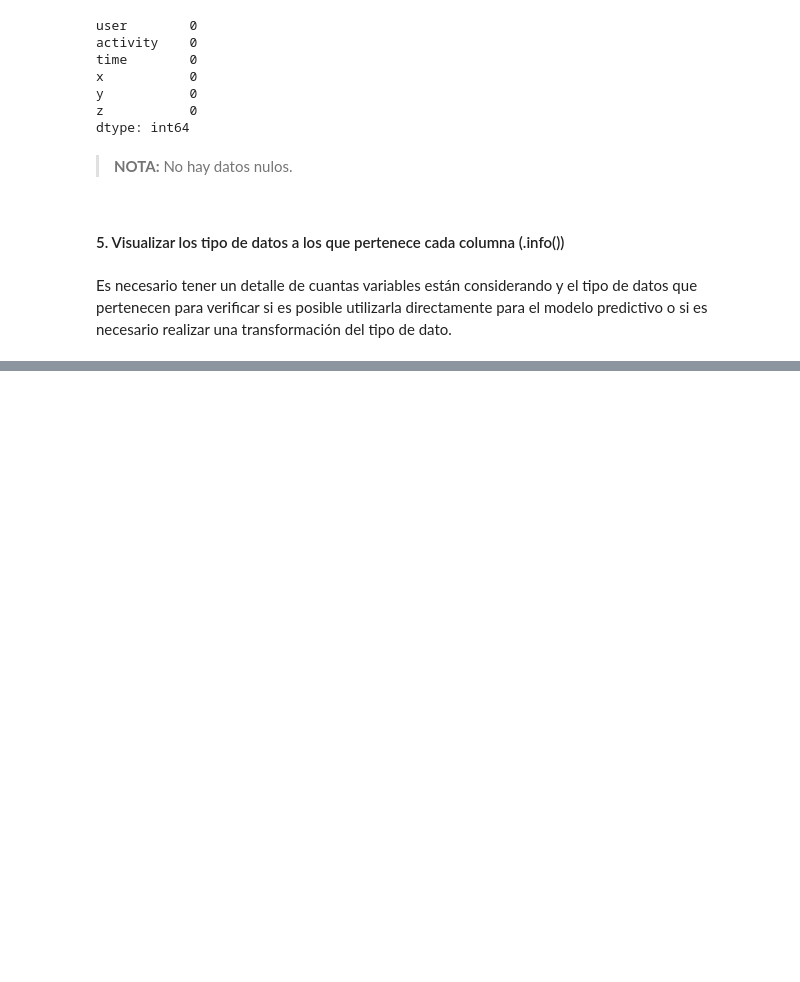
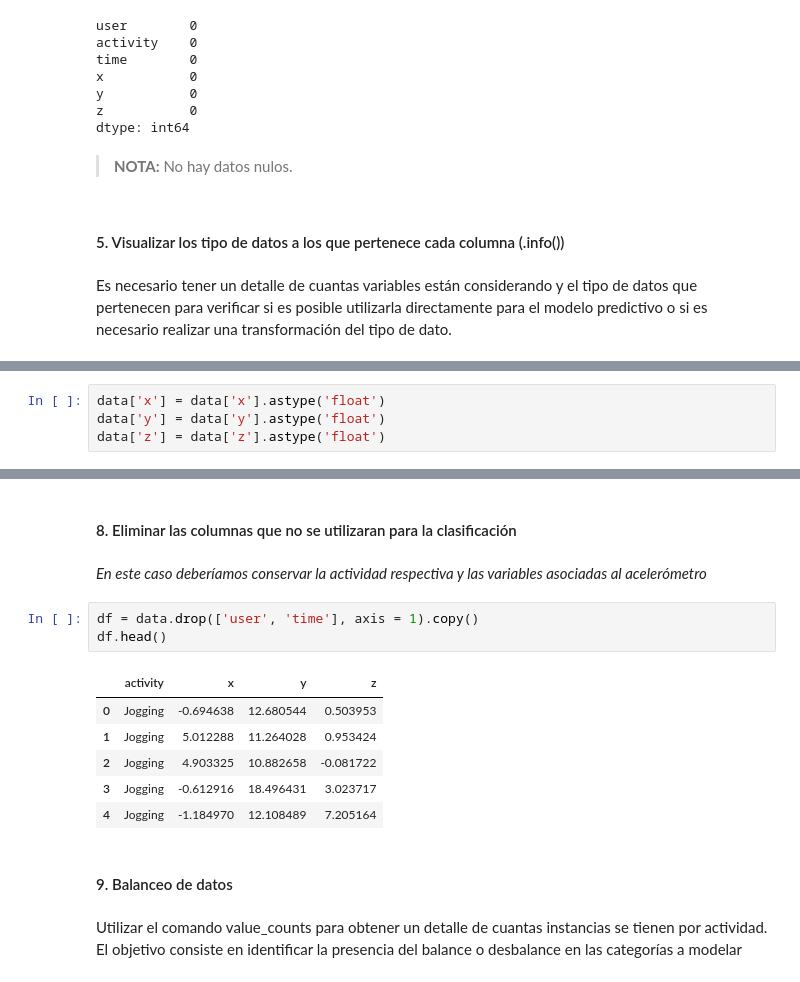
Before and after one commit to VictorSepulveda1994/Minor-Machine-Learning, a Jupyter notebook: Proyecto_Final/Etapa02-Scrub/Scrub-Human_Activity_Recognition.ipynb, the cells around one changed output, grey strips where cells are left out. Cells and saved outputs as stored; diff of their text form; blank space fills up the shorter version.

```diff
--- a/Proyecto_Final/Etapa02-Scrub/Scrub-Human_Activity_Recognition.ipynb
+++ b/Proyecto_Final/Etapa02-Scrub/Scrub-Human_Activity_Recognition.ipynb
@@ -168,0 +193,4 @@ Es necesario tener un detalle de cuantas variables están considerando y el tipo
+# %%
+data['x'] = data['x'].astype('float')
+data['y'] = data['y'].astype('float')
+data['z'] = data['z'].astype('float')
@@ -168,0 +217,18 @@ Es necesario tener un detalle de cuantas variables están considerando y el tipo
+# %% [markdown]
+#### 8. Eliminar las columnas que no se utilizaran para la clasificación
+# %% [markdown]
+*En este caso deberíamos conservar la actividad respectiva y las variables asociadas al acelerómetro*
+# %%
+df = data.drop(['user', 'time'], axis = 1).copy()
+df.head()
+# %% [output]
+|  | activity | x | y | z |
+| 0 | Jogging | -0.694638 | 12.680544 | 0.503953 |
+| 1 | Jogging | 5.012288 | 11.264028 | 0.953424 |
+| 2 | Jogging | 4.903325 | 10.882658 | -0.081722 |
+| 3 | Jogging | -0.612916 | 18.496431 | 3.023717 |
+| 4 | Jogging | -1.184970 | 12.108489 | 7.205164 |
+# %% [markdown]
+#### 9. Balanceo de datos
+# %% [markdown]
+Utilizar el comando value_counts para obtener un detalle de cuantas instancias se tienen por actividad. El objetivo consiste en identificar la presencia del balance o desbalance en las categorías a modelar
```
Also changed, not shown: parts of 19 cells of this notebook.
